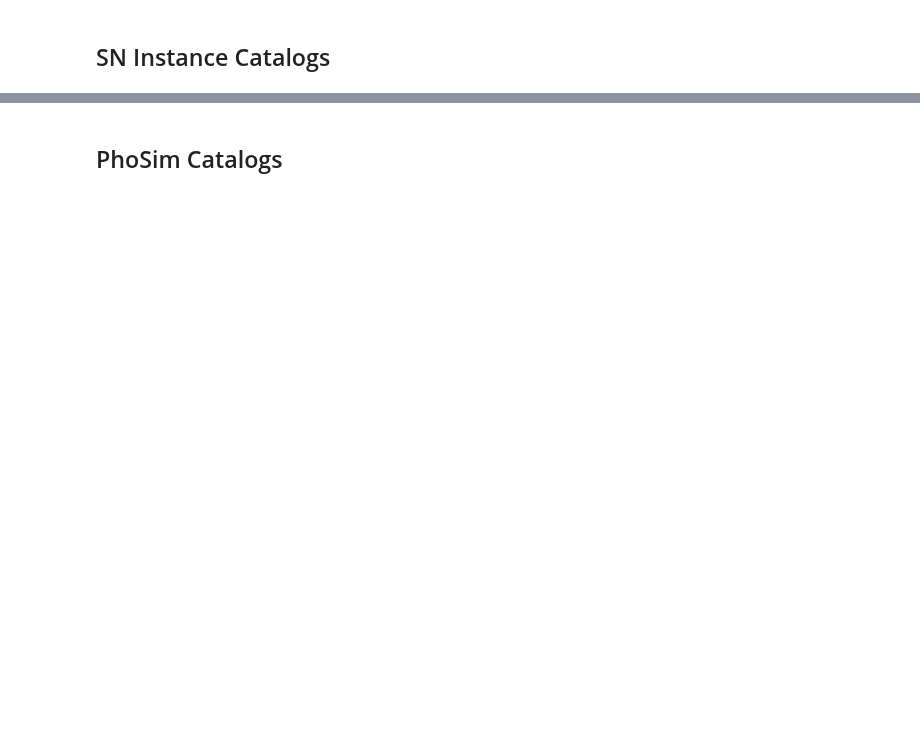
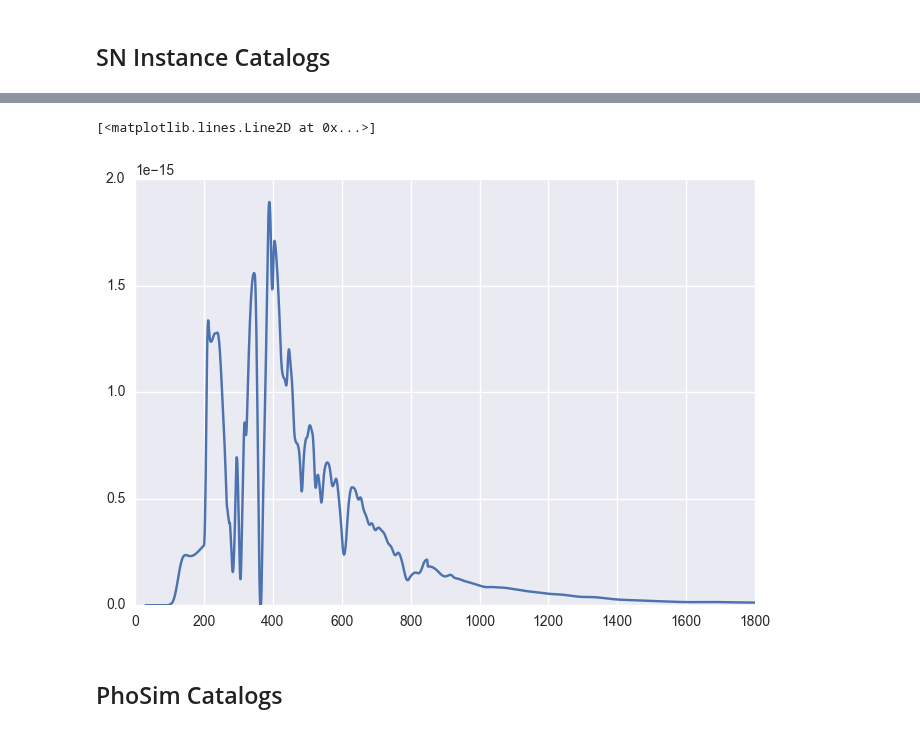
Before and after one commit to lsst-sims/legacy_sims_catUtils, a Jupyter notebook: examples/Using_SNModels_dbObj.ipynb, the cells around one changed output, grey strips where cells are left out. Saved outputs shown, nothing was run; the diff lists cells and outputs as text; code cells hidden in the pictures; blank space fills up the shorter version.

```diff
--- a/examples/Using_SNModels_dbObj.ipynb
+++ b/examples/Using_SNModels_dbObj.ipynb
@@ -131,3 +310,10 @@ _ = sncatalog3.write_catalog('newcat3.dat', chunk_size=2000)
+# %%
+df = pd.DataFrame(np.genfromtxt('/tmp/phosim_cat_specFile_6000000549201_49612.3425_r.dat', names=True))
+# %%
+plt.plot(df.Wavelengthnm, df.Flambdaergscmssnm)
+# %% [output]
+[<matplotlib.lines.Line2D at 0x...>]
+[figure, added]
 # %% [markdown]
 ##  PhoSim Catalogs
 # %%
```
Also changed, not shown: parts of 48 cells of this notebook.
